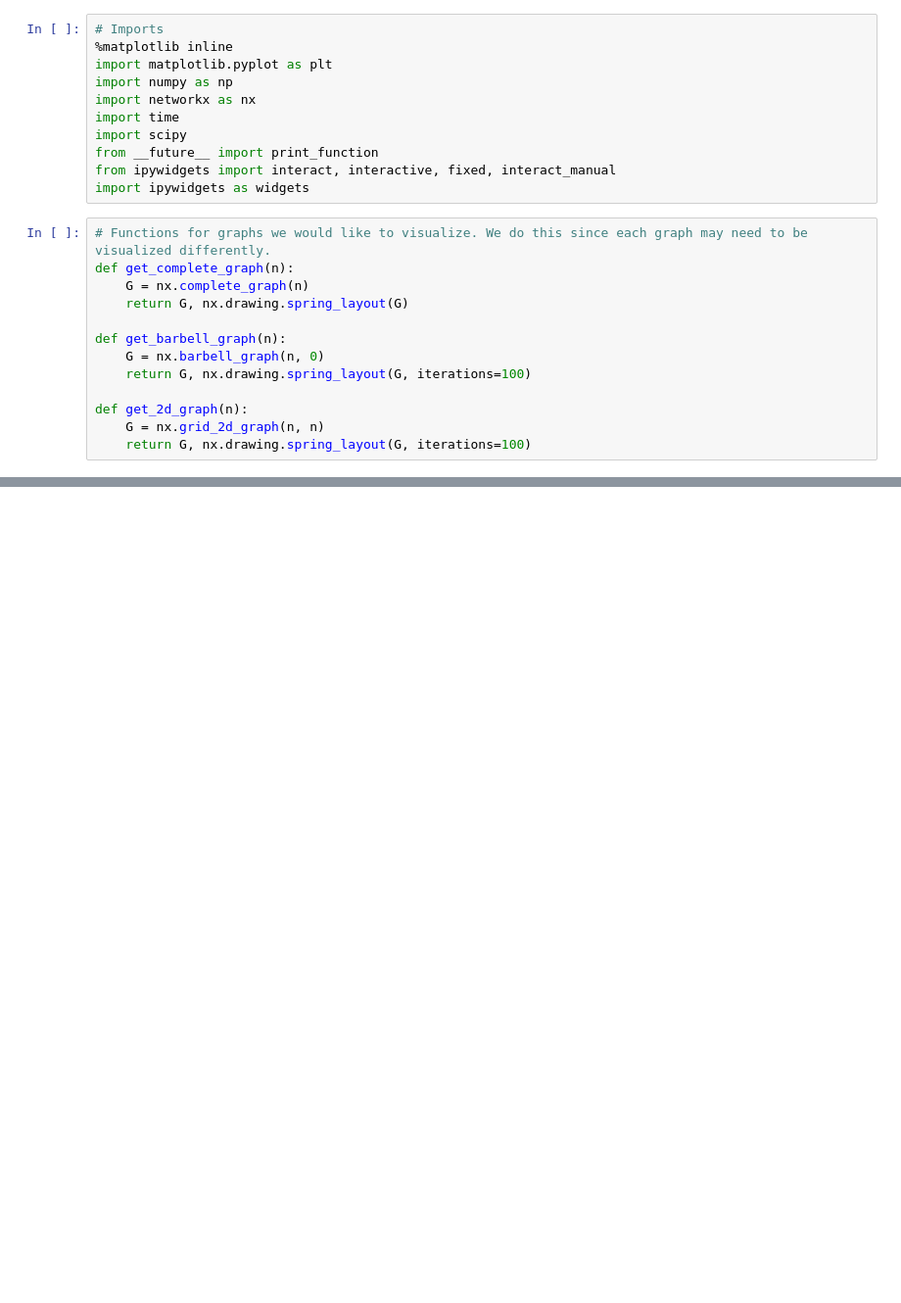
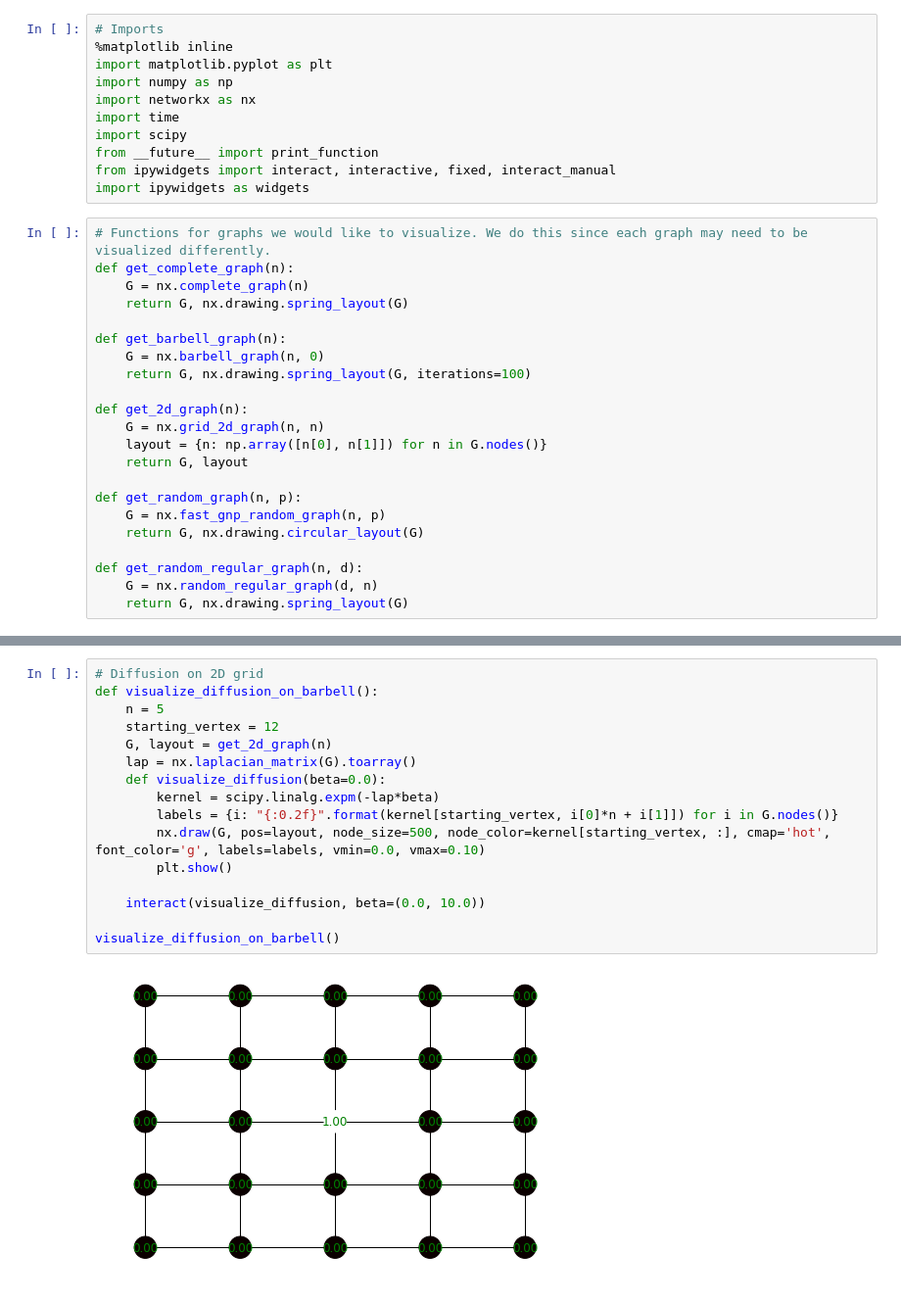
Before and after one commit to seansegal/diffusionongraphs, a Jupyter notebook: Diffusion Kernels.ipynb, the cells around one changed output, grey strips where cells are left out. Shown at 98% size. Drawn from its saved outputs; the diff is of its cells as text; blank space fills up the shorter version.

```diff
--- a/Diffusion Kernels.ipynb
+++ b/Diffusion Kernels.ipynb
@@ -21,4 +24,13 @@ def get_barbell_graph(n):
 
 def get_2d_graph(n):
     G = nx.grid_2d_graph(n, n)
-    return G, nx.drawing.spring_layout(G, iterations=100)
+    layout = {n: np.array([n[0], n[1]]) for n in G.nodes()}
+    return G, layout
+
+def get_random_graph(n, p):
+    G = nx.fast_gnp_random_graph(n, p)
+    return G, nx.drawing.circular_layout(G)
+
+def get_random_regular_graph(n, d):
+    G = nx.random_regular_graph(d, n)
+    return G, nx.drawing.spring_layout(G)
@@ -25 +44,19 @@ def get_2d_graph(n):
+# %%
+# Diffusion on 2D grid
+def visualize_diffusion_on_barbell():
+    n = 5
+    starting_vertex = 12
+    G, layout = get_2d_graph(n)
+    lap = nx.laplacian_matrix(G).toarray()
+    def visualize_diffusion(beta=0.0):
+        kernel = scipy.linalg.expm(-lap*beta)
+        labels = {i: "{:0.2f}".format(kernel[starting_vertex, i[0]*n + i[1]]) for i in G.nodes()}
+        nx.draw(G, pos=layout, node_size=500, node_color=kernel[starting_vertex, :], cmap='hot', font_color='g', labels=labels, vmin=0.0, vmax=0.10)
+        plt.show()
+
+    interact(visualize_diffusion, beta=(0.0, 10.0))
+
+visualize_diffusion_on_barbell()
+# %% [output]
+[figure, added]
 # %%
```
Also changed, not shown: parts of 13 cells of this notebook.
